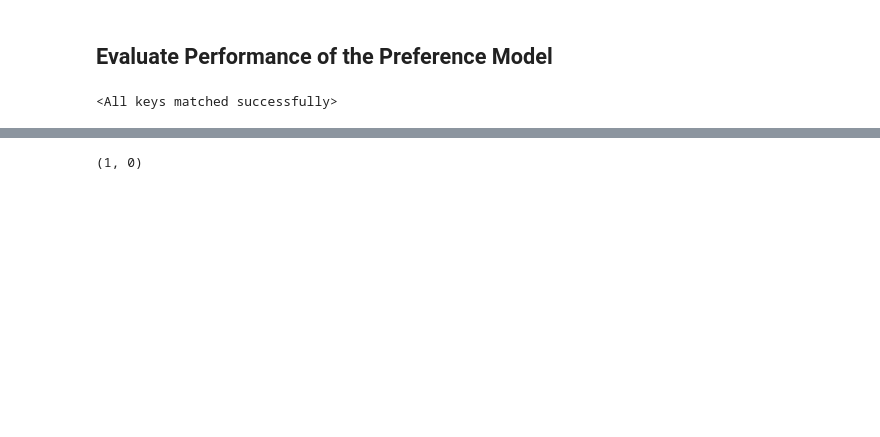
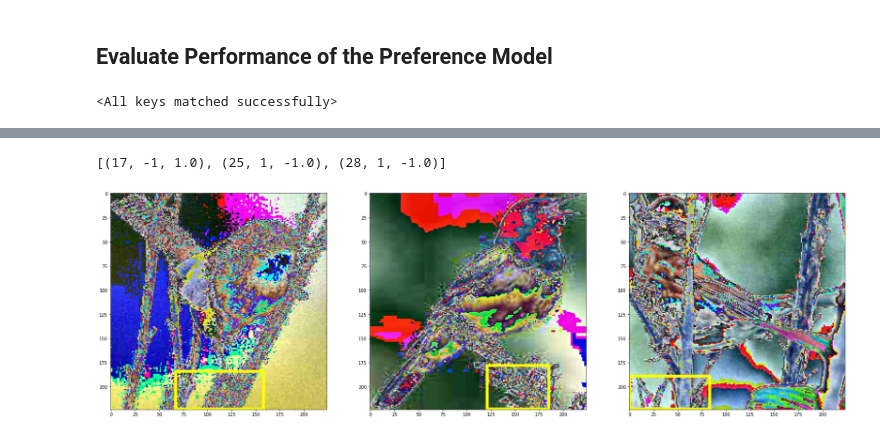
Before and after one commit to aaron-jx-li/R3-ProtoPNet, a Jupyter notebook: misc/Test Preference Model.ipynb, the cells around one changed output, grey strips where cells are left out. Cells and saved outputs as stored; diff of their text form; code cells hidden in the pictures; blank space fills up the shorter version.

```diff
--- a/misc/Test Preference Model.ipynb
+++ b/misc/Test Preference Model.ipynb
@@ -191,8 +197,8 @@ losses = []
 for epoch in range(0, epochs):
     for i in range(0, len(comp_df)):
         left, right, target = read_row(comp_df, i, k)
-        left = torch.unsqueeze(left, axis=0)
-        right = torch.unsqueeze(right, axis=0)
+        left = torch.unsqueeze(left, axis=0).to(device).float()
+        right = torch.unsqueeze(right, axis=0).to(device).float()
 
         y_comp = torch.tensor(target).to(device).float()
 
@@ -269,6 +259,6 @@ y_comp
 # %% [markdown]
 ## Evaluate Performance of the Preference Model
 # %%
-prefnet.load_state_dict(torch.load("../datasets/first_pref_model"))
+prefnet.load_state_dict(torch.load("../human_comparisons/pref_model_009_65+35_ep50_adam_0.0001"))
 # %% [output]
 <All keys matched successfully>
@@ -279,9 +265,13 @@ torch.Size([1, 3, 672, 224])
+# %%
+comp_df_test = pd.read_csv("../human_comparisons/comparison_009_2" + ".csv")
 # %%
 prefnet.eval()
 
 acc = []
-for i in range(0, len(comp_df)):
-    left, right, target = read_row(comp_df, i, k)
+error_images = []
+error_count = 0
+for i in range(0, len(comp_df_test)):
+    left, right, target = read_row(comp_df_test, i, k)
 
     if target == 0:
         continue
@@ -302,7 +292,10 @@ for i in range(0, len(comp_df)):
     if y_pred == target:
         acc.append(1)
     else:
+        error_images.append((i, y_pred, target))
+        error_count += 1
         acc.append(0)
+    print(out1, out2, target)
 
-np.mean(acc)
+print(np.mean(acc), error_count)
 # %% [output]
@@ -310,4 +319,14 @@ np.mean(acc)
-# %%
-y_pred, target
-# %% [output]
-(1, 0)
+# %%
+error_images
+# %% [output]
+[(17, -1, 1.0), (25, 1, -1.0), (28, 1, -1.0)]
+# %%
+left_prototype = comp_df_test.iloc[28]['left']
+right_prototype = comp_df_test.iloc[28]['right']
+fig, axes = plt.subplots(1, 3, figsize=(30, 10))
+for i in range(3):
+    img = skio.imread(left_prototype +  "/nearest-" + str(i+1) + "_high_act_patch_in_original_img.png")
+    img = sk.img_as_float(img)
+    axes[i].imshow(img)
+# %% [output]
+[figure, added]
```
Also changed, not shown: parts of 21 cells of this notebook, 29 other files.
